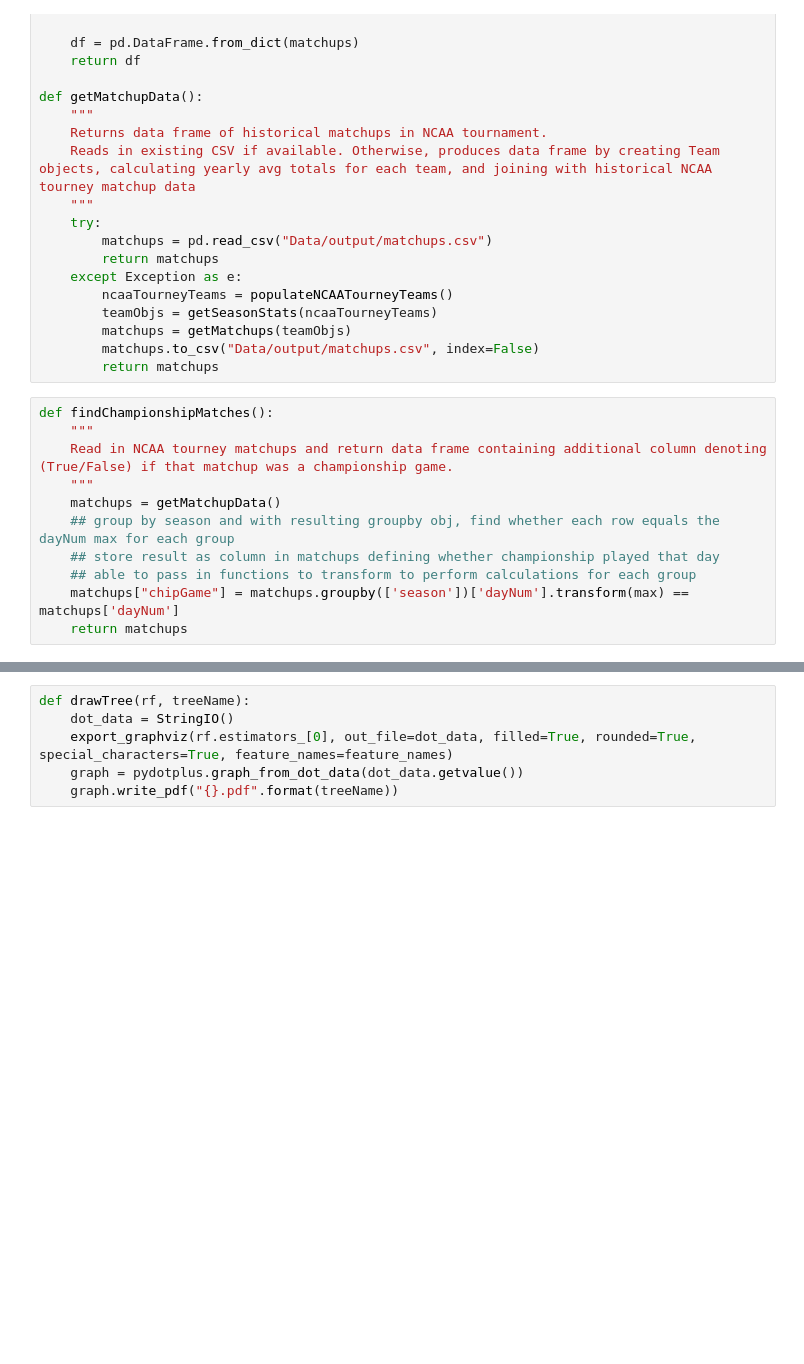
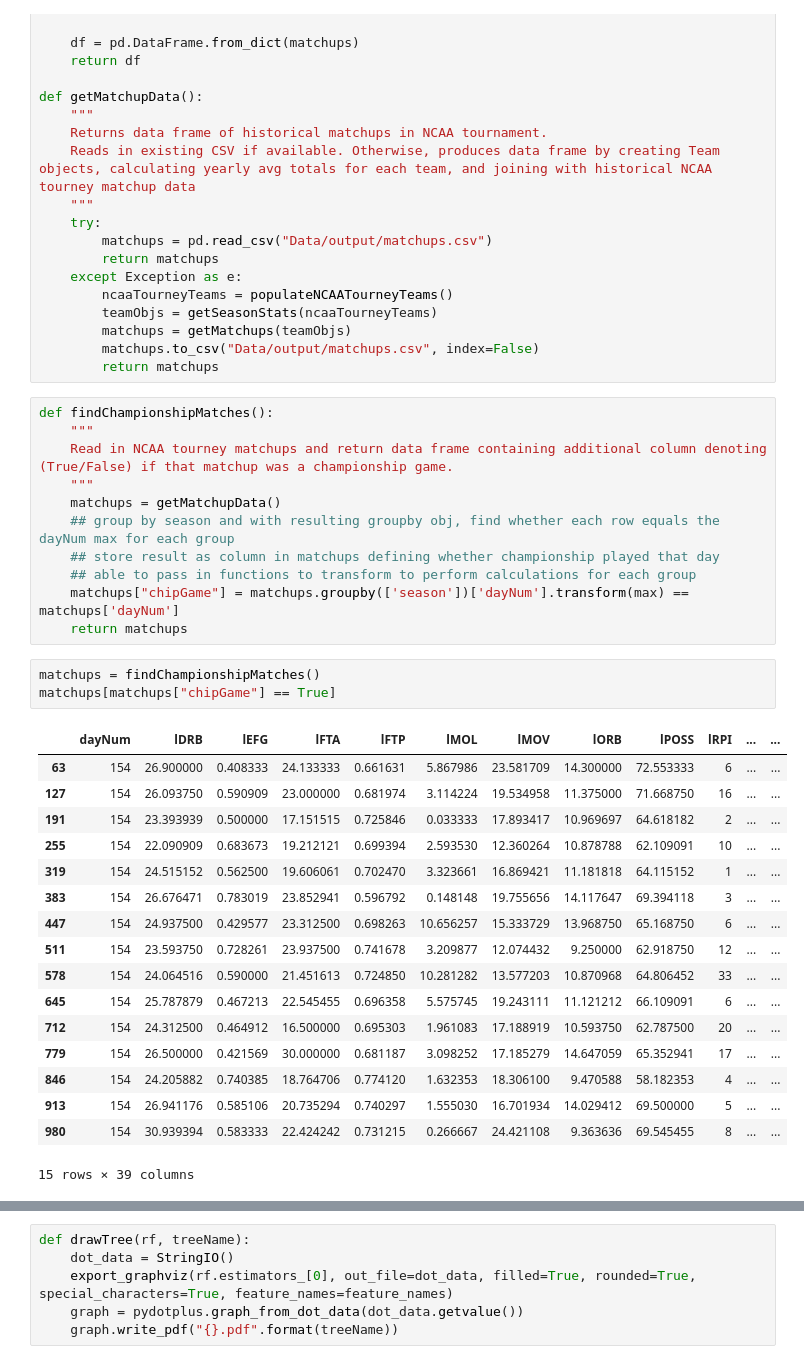
Before and after one commit to dlernz/march_madness, a Jupyter notebook: Predicting March Madness Games using Random Forests.ipynb, the cells around one changed output, grey strips where cells are left out. Cells and saved outputs as stored; diff of their text form; blank space fills up the shorter version.

```diff
--- a/Predicting March Madness Games using Random Forests.ipynb
+++ b/Predicting March Madness Games using Random Forests.ipynb
@@ -142,6 +159,27 @@ def findChampionshipMatches():
     ## able to pass in functions to transform to perform calculations for each group
     matchups["chipGame"] = matchups.groupby(['season'])['dayNum'].transform(max) == matchups['dayNum']
     return matchups
+# %%
+matchups = findChampionshipMatches()
+matchups[matchups["chipGame"] == True]
+# %% [output]
+|  | dayNum | lDRB | lEFG | lFTA | lFTP | lMOL | lMOV | lORB | lPOSS | lRPI | ... | ... |
+| 63 | 154 | 26.900000 | 0.408333 | 24.133333 | 0.661631 | 5.867986 | 23.581709 | 14.300000 | 72.553333 | 6 | ... | ... |
+| 127 | 154 | 26.093750 | 0.590909 | 23.000000 | 0.681974 | 3.114224 | 19.534958 | 11.375000 | 71.668750 | 16 | ... | ... |
+| 191 | 154 | 23.393939 | 0.500000 | 17.151515 | 0.725846 | 0.033333 | 17.893417 | 10.969697 | 64.618182 | 2 | ... | ... |
+| 255 | 154 | 22.090909 | 0.683673 | 19.212121 | 0.699394 | 2.593530 | 12.360264 | 10.878788 | 62.109091 | 10 | ... | ... |
+| 319 | 154 | 24.515152 | 0.562500 | 19.606061 | 0.702470 | 3.323661 | 16.869421 | 11.181818 | 64.115152 | 1 | ... | ... |
+| 383 | 154 | 26.676471 | 0.783019 | 23.852941 | 0.596792 | 0.148148 | 19.755656 | 14.117647 | 69.394118 | 3 | ... | ... |
+| 447 | 154 | 24.937500 | 0.429577 | 23.312500 | 0.698263 | 10.656257 | 15.333729 | 13.968750 | 65.168750 | 6 | ... | ... |
+| 511 | 154 | 23.593750 | 0.728261 | 23.937500 | 0.741678 | 3.209877 | 12.074432 | 9.250000 | 62.918750 | 12 | ... | ... |
+| 578 | 154 | 24.064516 | 0.590000 | 21.451613 | 0.724850 | 10.281282 | 13.577203 | 10.870968 | 64.806452 | 33 | ... | ... |
+| 645 | 154 | 25.787879 | 0.467213 | 22.545455 | 0.696358 | 5.575745 | 19.243111 | 11.121212 | 66.109091 | 6 | ... | ... |
+| 712 | 154 | 24.312500 | 0.464912 | 16.500000 | 0.695303 | 1.961083 | 17.188919 | 10.593750 | 62.787500 | 20 | ... | ... |
+| 779 | 154 | 26.500000 | 0.421569 | 30.000000 | 0.681187 | 3.098252 | 17.185279 | 14.647059 | 65.352941 | 17 | ... | ... |
+| 846 | 154 | 24.205882 | 0.740385 | 18.764706 | 0.774120 | 1.632353 | 18.306100 | 9.470588 | 58.182353 | 4 | ... | ... |
+| 913 | 154 | 26.941176 | 0.585106 | 20.735294 | 0.740297 | 1.555030 | 16.701934 | 14.029412 | 69.500000 | 5 | ... | ... |
+| 980 | 154 | 30.939394 | 0.583333 | 22.424242 | 0.731215 | 0.266667 | 24.421108 | 9.363636 | 69.545455 | 8 | ... | ... |
+15 rows × 39 columns
 # %%
 def getPredictionsChips():
     """
```
Also changed, not shown: parts of 9 cells of this notebook.
